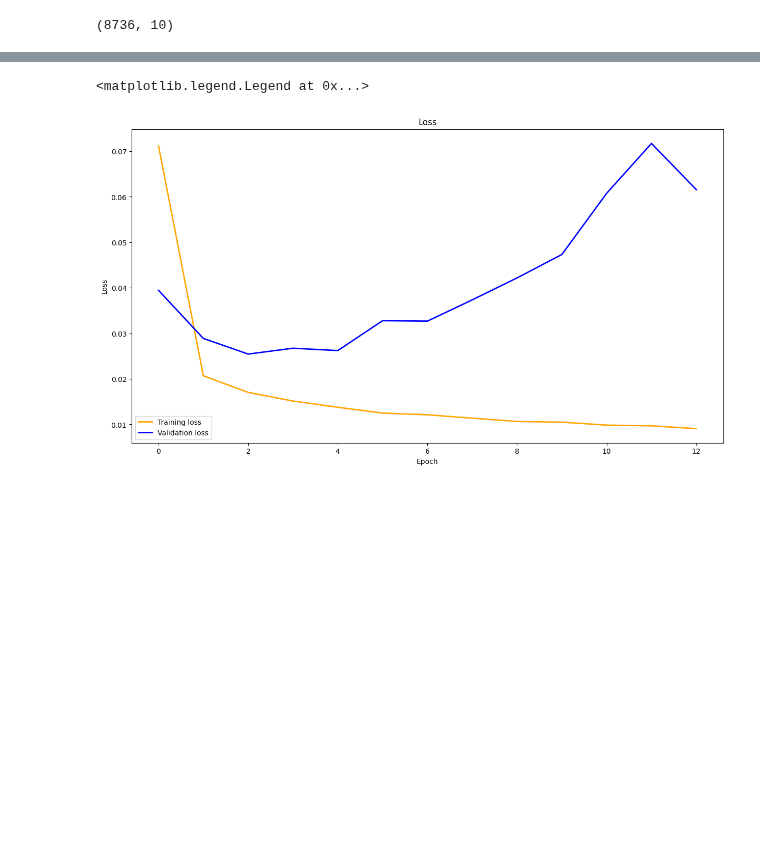
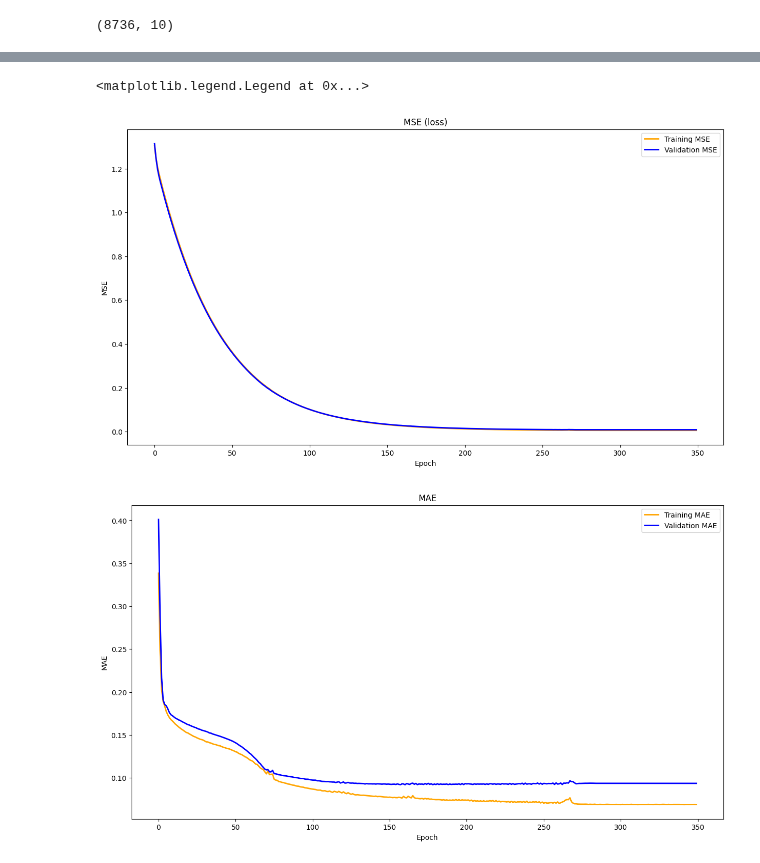
Before and after one commit to Mortti11/Deep_Learning, a Jupyter notebook: LSTM/keras.ipynb, the cells around one changed output, grey strips where cells are left out. Cells and saved outputs as stored; diff of their text form; code cells hidden in the pictures; blank space fills up the shorter version.

Commit message:
LSTM is done.

```diff
--- a/LSTM/keras.ipynb
+++ b/LSTM/keras.ipynb
@@ -122,0 +101,13 @@ model.compile( optimizer=Adam(learning_rate= 0.001), loss='mse',)
+# %%
+model = Sequential([
+    LSTM(128, activation='tanh', input_shape=(y_train_ds.shape[1], X_train_ds.shape[2]), kernel_regularizer=l2(0.004)),
+    Dropout(0.25),
+    RepeatVector(y_train_ds.shape[1]),
+    LSTM(128, activation='tanh', return_sequences=True, kernel_regularizer=l2(0.004)),
+    Dropout(0.25),
+    TimeDistributed(Dense(64, activation='tanh', kernel_regularizer=l2(0.004))),
+    Dropout(0.15),
+    TimeDistributed(Dense(3))])
+model.summary()
+optimizer = Adam(learning_rate=0.0001, clipvalue=1.0 )
+model.compile(optimizer=optimizer, loss=tf.keras.losses.Huber(delta=1.0), metrics=['mae'])
@@ -123,7 +136,5 @@ model.compile( optimizer=Adam(learning_rate= 0.001), loss='mse',)
 # %%
-early_stopping = EarlyStopping(monitor='val_loss', patience=10, restore_best_weights=True)
-model_checkpoint = ModelCheckpoint('best_keras_lstm_model.keras', monitor='val_loss', mode='min')
-
-history = model.fit(X_train, y_train, epochs=100, batch_size=128, validation_split=0.2,
-                    callbacks=[early_stopping, model_checkpoint], verbose=1)
+early_stop = EarlyStopping(monitor='val_loss', patience=10, restore_best_weights=True)
+lr_reduce = ReduceLROnPlateau(monitor='val_loss', factor=0.5, patience=5)
+history = model.fit(X_train_ds, y_train_ds, epochs=350, batch_size=512, validation_split=0.2, callbacks=[early_stop, lr_reduce], shuffle=False)
 # %% [output]
@@ -147,11 +158,21 @@ Epoch 13/100
 # %%
+# Visualizing the training and validation loss and MAE
 fig, ax = plt.subplots(figsize=(15, 8))
-ax.plot(history.history['loss'], label='Training loss', color='orange', linewidth=2, markersize=6)
-ax.plot(history.history['val_loss'], label='Validation loss', color='blue', linewidth=2, markersize=6)
-ax.set_title('Loss')
+ax.plot(history.history['loss'], label='Training MSE', color='orange', linewidth=2, markersize=6)
+ax.plot(history.history['val_loss'], label='Validation MSE', color='blue', linewidth=2, markersize=6)
+ax.set_title('MSE (loss)')
 ax.set_xlabel('Epoch')
-ax.set_ylabel('Loss')
+ax.set_ylabel('MSE')
 ax.legend()
+
+fig, ax = plt.subplots(figsize=(15, 8))
+ax.plot(history.history['mae'], label='Training MAE', color='orange', linewidth=2, markersize=6)
+ax.plot(history.history['val_mae'], label='Validation MAE', color='blue', linewidth=2, markersize=6)
+ax.set_title('MAE')
+ax.set_xlabel('Epoch')
+ax.set_ylabel('MAE')
+ax.legend()
 # %% [output]
 <matplotlib.legend.Legend at 0x...>
-[figure, old version]
+[figure, new version]
+[figure, added]
```
Also changed, not shown: parts of 16 cells of this notebook, 4 other files.
